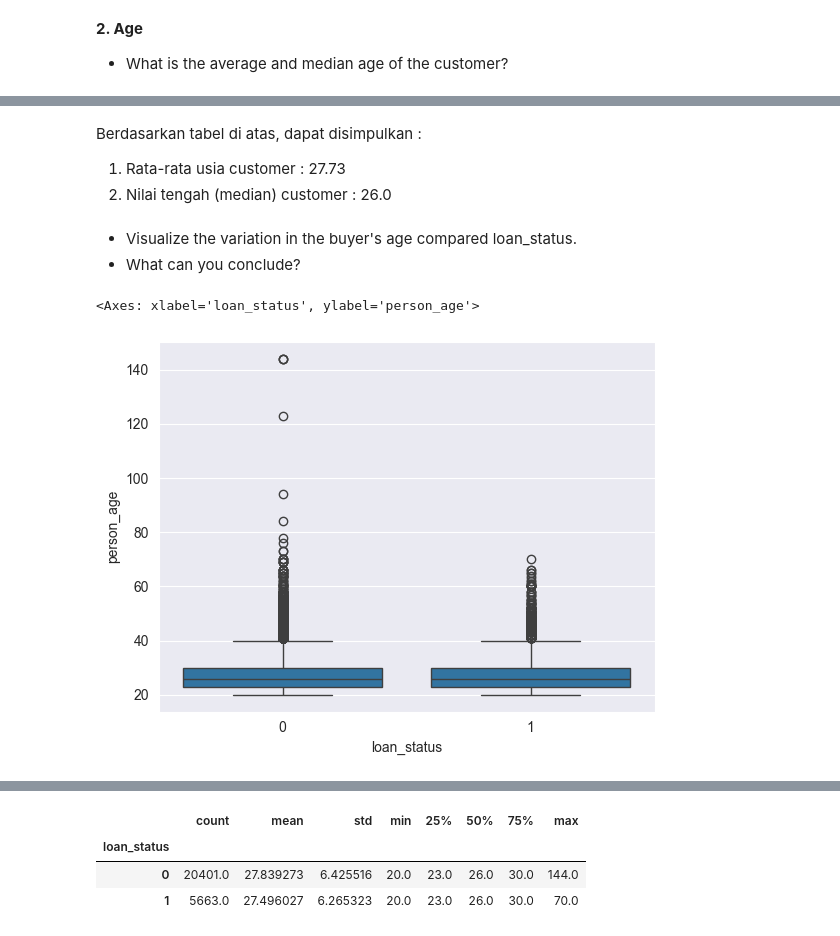
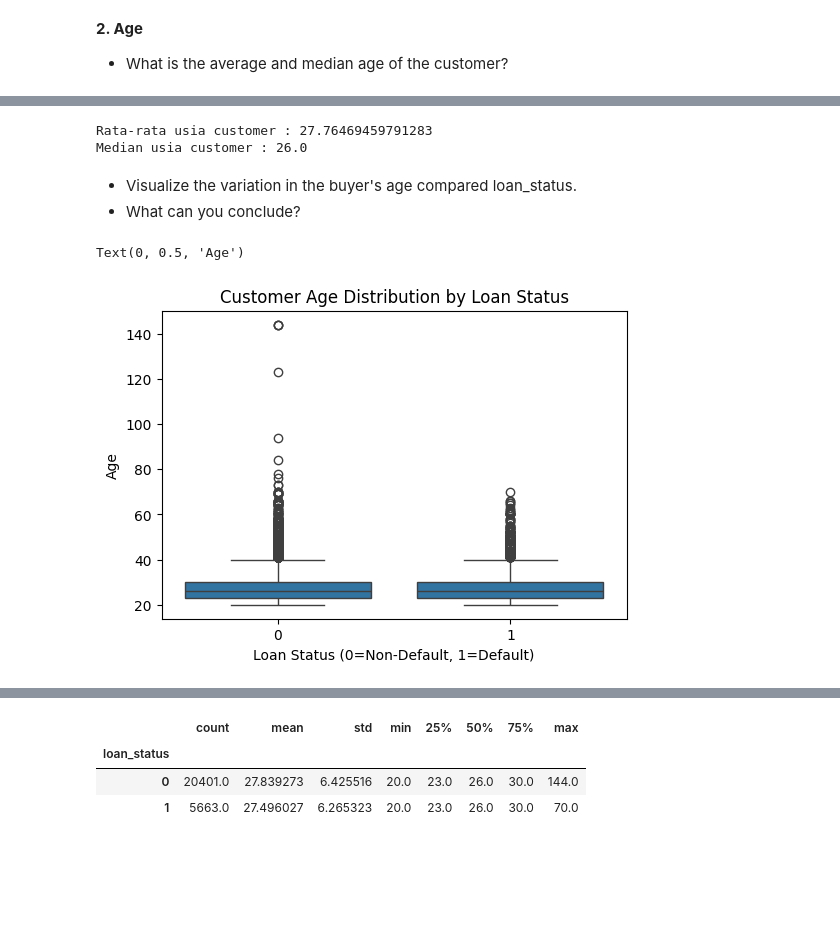
Before and after one commit to rudimuliawan/credit-scoring-analytics, a Jupyter notebook: mentoring/question_mentoring2.ipynb, the cells around one changed output, grey strips where cells are left out. Cells and saved outputs as stored; diff of their text form; code cells hidden in the pictures; blank space fills up the shorter version.

```diff
--- a/mentoring/question_mentoring2.ipynb
+++ b/mentoring/question_mentoring2.ipynb
@@ -205,12 +190,21 @@ Name: person_age, dtype: float64
-# %% [markdown]
-Berdasarkan tabel di atas, dapat disimpulkan :
-1. Rata-rata usia customer : 27.73
-2. Nilai tengah (median) customer : 26.0
+# %%
+average_age = data_train["person_age"].mean()
+median_age = data_train["person_age"].median()
+
+print(f"Rata-rata usia customer : {average_age}")
+print(f"Median usia customer : {median_age}")
+# %% [output]
+Rata-rata usia customer : 27.76469459791283
+Median usia customer : 26.0
 # %% [markdown]
 - Visualize the variation in the buyer's age compared loan_status.
 - What can you conclude?
-# %%
-sns.boxplot(data=data_train, x='loan_status', y='person_age')
-# %% [output]
-<Axes: xlabel='loan_status', ylabel='person_age'>
-[figure, removed]
+# %%
+plt.figure(figsize=(6, 4))
+_ = sns.boxplot(data=data_train, x='loan_status', y='person_age')
+plt.title('Customer Age Distribution by Loan Status')
+plt.xlabel('Loan Status (0=Non-Default, 1=Default)')
+plt.ylabel('Age')
+# %% [output]
+Text(0, 0.5, 'Age')
+[figure, added]
```
Also changed, not shown: parts of 29 cells of this notebook, 1 other file.
